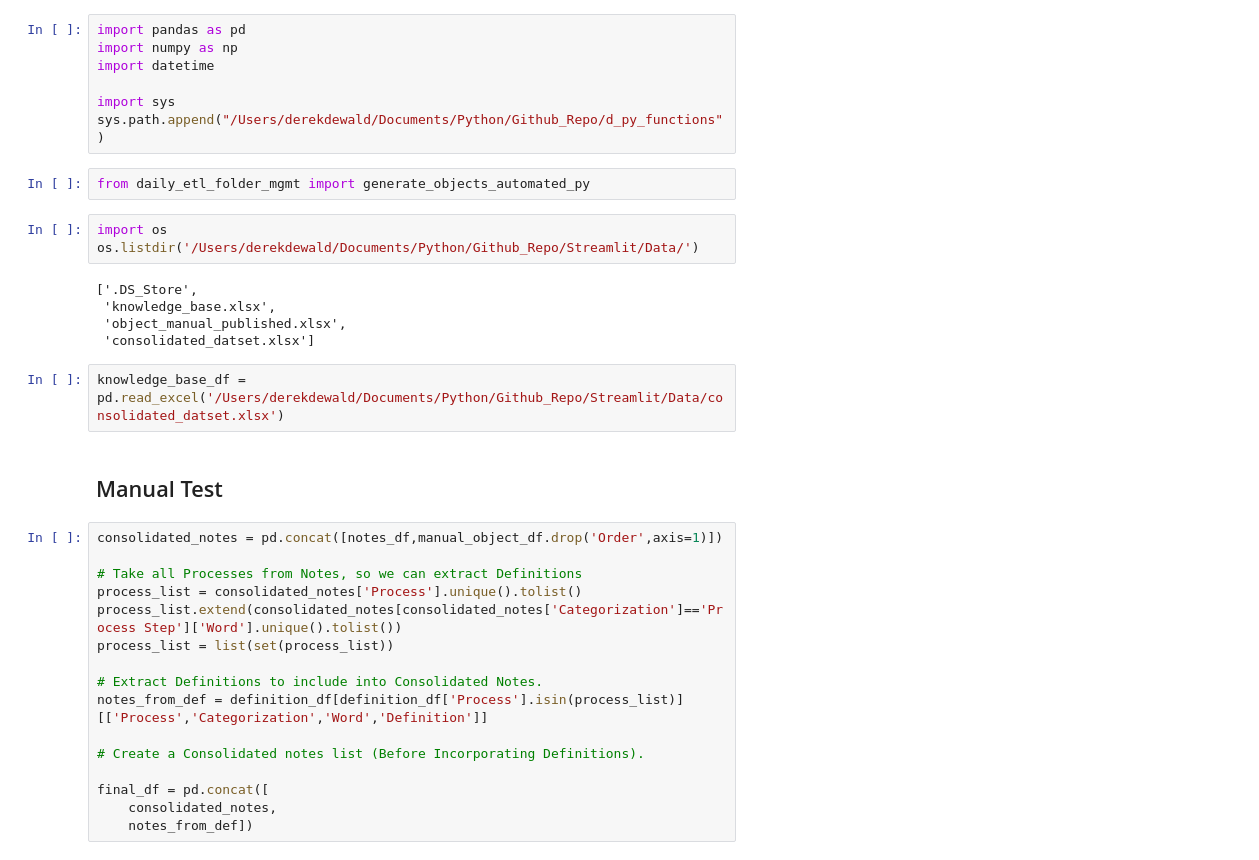
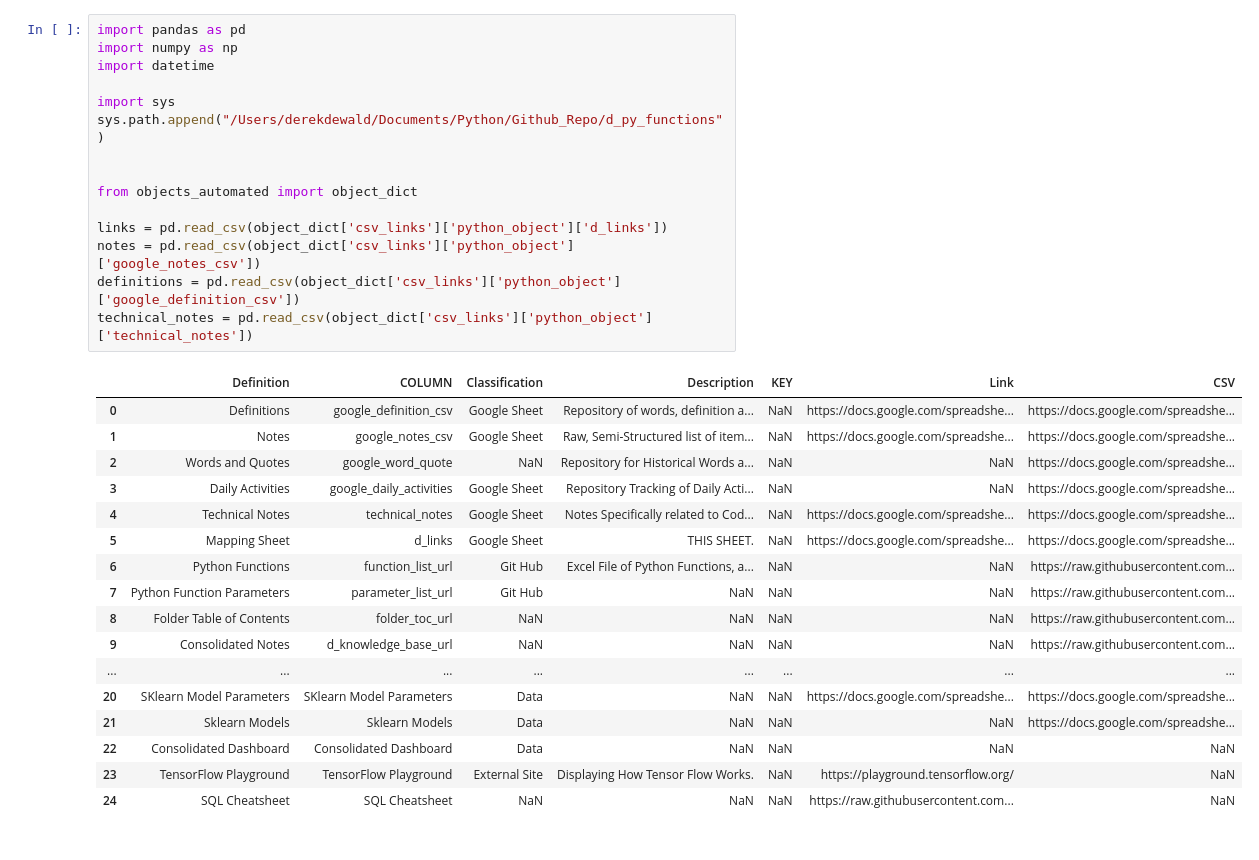
Before and after one commit to derek-dewald/Python_Tools, a Jupyter notebook: JupyterNotebooks/Untitled1.ipynb, the cells around one changed output. Saved outputs shown, nothing was run; the diff lists cells and outputs as text.

```diff
--- a/JupyterNotebooks/Untitled1.ipynb
+++ b/JupyterNotebooks/Untitled1.ipynb
@@ -1,37 +17,33 @@
 # %%
 import pandas as pd
 import numpy as np
 import datetime
 
 import sys
 sys.path.append("/Users/derekdewald/Documents/Python/Github_Repo/d_py_functions")
+
+
+from objects_automated import object_dict
+
+links = pd.read_csv(object_dict['csv_links']['python_object']['d_links'])
+notes = pd.read_csv(object_dict['csv_links']['python_object']['google_notes_csv'])
+definitions = pd.read_csv(object_dict['csv_links']['python_object']['google_definition_csv'])
+technical_notes = pd.read_csv(object_dict['csv_links']['python_object']['technical_notes'])
+# %% [output]
+|  | Definition | COLUMN | Classification | Description | KEY | Link | CSV |
+| 0 | Definitions | google_definition_csv | Google Sheet | Repository of words, definition a... | NaN | https://docs.google.com/spreadshe... | https://docs.google.com/spreadshe... |
+| 1 | Notes | google_notes_csv | Google Sheet | Raw, Semi-Structured list of item... | NaN | https://docs.google.com/spreadshe... | https://docs.google.com/spreadshe... |
+| 2 | Words and Quotes | google_word_quote | NaN | Repository for Historical Words a... | NaN | NaN | https://docs.google.com/spreadshe... |
+| 3 | Daily Activities | google_daily_activities | Google Sheet | Repository Tracking of Daily Acti... | NaN | NaN | https://docs.google.com/spreadshe... |
+| 4 | Technical Notes | technical_notes | Google Sheet | Notes Specifically related to Cod... | NaN | https://docs.google.com/spreadshe... | https://docs.google.com/spreadshe... |
+| 5 | Mapping Sheet | d_links | Google Sheet | THIS SHEET. | NaN | https://docs.google.com/spreadshe... | https://docs.google.com/spreadshe... |
+| 6 | Python Functions | function_list_url | Git Hub | Excel File of Python Functions, a... | NaN | NaN | https://raw.githubusercontent.com... |
+| 7 | Python Function Parameters | parameter_list_url | Git Hub | NaN | NaN | NaN | https://raw.githubusercontent.com... |
+| 8 | Folder Table of Contents | folder_toc_url | NaN | NaN | NaN | NaN | https://raw.githubusercontent.com... |
+| 9 | Consolidated Notes | d_knowledge_base_url | NaN | NaN | NaN | NaN | https://raw.githubusercontent.com... |
+| ... | ... | ... | ... | ... | ... | ... | ... |
+| 20 | SKlearn Model Parameters | SKlearn Model Parameters | Data | NaN | NaN | https://docs.google.com/spreadshe... | https://docs.google.com/spreadshe... |
+| 21 | Sklearn Models | Sklearn Models | Data | NaN | NaN | NaN | https://docs.google.com/spreadshe... |
+| 22 | Consolidated Dashboard | Consolidated Dashboard | Data | NaN | NaN | NaN | NaN |
+| 23 | TensorFlow Playground | TensorFlow Playground | External Site | Displaying How Tensor Flow Works. | NaN | https://playground.tensorflow.org/ | NaN |
+| 24 | SQL Cheatsheet | SQL Cheatsheet | NaN | NaN | NaN | https://raw.githubusercontent.com... | NaN |
-# %%
-from daily_etl_folder_mgmt import generate_objects_automated_py
-# %%
-import os
-os.listdir('/Users/derekdewald/Documents/Python/Github_Repo/Streamlit/Data/')
-# %% [output]
-['.DS_Store',
- 'knowledge_base.xlsx',
- 'object_manual_published.xlsx',
- 'consolidated_datset.xlsx']
-# %%
-knowledge_base_df = pd.read_excel('/Users/derekdewald/Documents/Python/Github_Repo/Streamlit/Data/consolidated_datset.xlsx')
-# %% [markdown]
-## Manual Test
-# %%
-consolidated_notes = pd.concat([notes_df,manual_object_df.drop('Order',axis=1)])
-
-# Take all Processes from Notes, so we can extract Definitions
-process_list = consolidated_notes['Process'].unique().tolist()
-process_list.extend(consolidated_notes[consolidated_notes['Categorization']=='Process Step']['Word'].unique().tolist())
-process_list = list(set(process_list))
-
-# Extract Definitions to include into Consolidated Notes.
-notes_from_def = definition_df[definition_df['Process'].isin(process_list)][['Process','Categorization','Word','Definition']]
-
-# Create a Consolidated notes list (Before Incorporating Definitions).
-
-final_df = pd.concat([
-    consolidated_notes,
-    notes_from_def])
```
Also changed, not shown: parts of 11 cells of this notebook, 24 other files.
